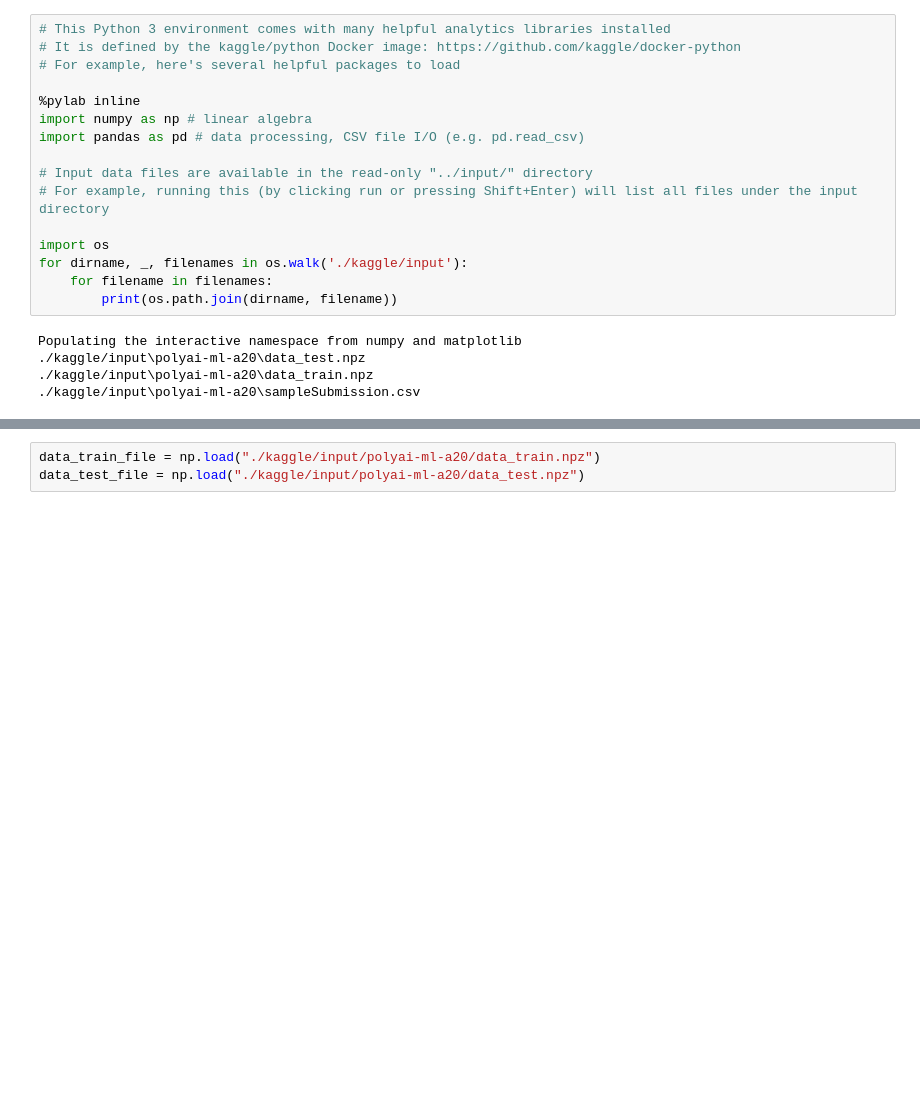
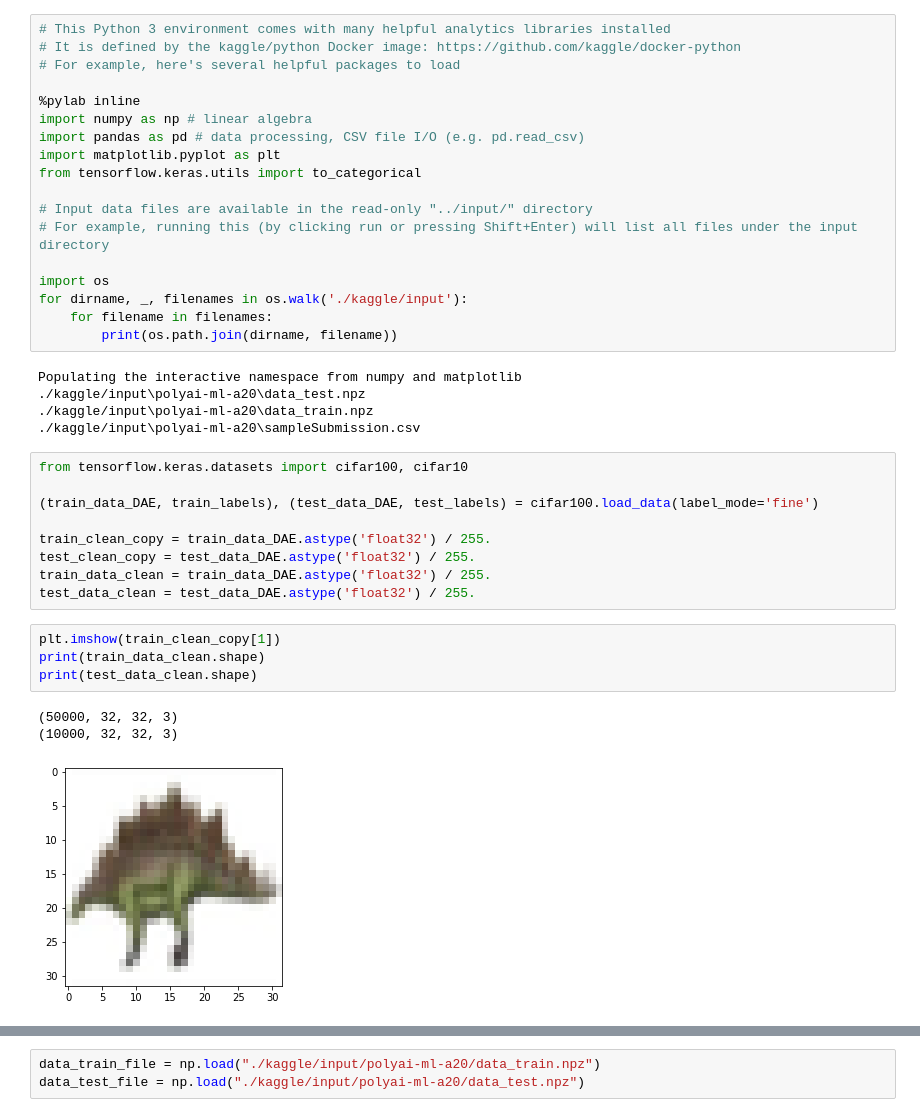
Before and after one commit to SilentPow/ML_temps_libre, a Jupyter notebook: Competition.ipynb, the cells around one changed output, grey strips where cells are left out. Cells and saved outputs as stored; diff of their text form; blank space fills up the shorter version.

```diff
--- a/Competition.ipynb
+++ b/Competition.ipynb
@@ -6,6 +6,8 @@
 %pylab inline
 import numpy as np # linear algebra
 import pandas as pd # data processing, CSV file I/O (e.g. pd.read_csv)
+import matplotlib.pyplot as plt
+from tensorflow.keras.utils import to_categorical
 
 # Input data files are available in the read-only "../input/" directory
 # For example, running this (by clicking run or pressing Shift+Enter) will list all files under the input directory
@@ -19,3 +21,20 @@ Populating the interactive namespace from numpy and matplotlib
 ./kaggle/input\polyai-ml-a20\data_test.npz
 ./kaggle/input\polyai-ml-a20\data_train.npz
 ./kaggle/input\polyai-ml-a20\sampleSubmission.csv
+# %%
+from tensorflow.keras.datasets import cifar100, cifar10
+
+(train_data_DAE, train_labels), (test_data_DAE, test_labels) = cifar100.load_data(label_mode='fine')
+
+train_clean_copy = train_data_DAE.astype('float32') / 255.
+test_clean_copy = test_data_DAE.astype('float32') / 255.
+train_data_clean = train_data_DAE.astype('float32') / 255.
+test_data_clean = test_data_DAE.astype('float32') / 255.
+# %%
+plt.imshow(train_clean_copy[1])
+print(train_data_clean.shape)
+print(test_data_clean.shape)
+# %% [output]
+(50000, 32, 32, 3)
+(10000, 32, 32, 3)
+[figure, added]
```
Also changed, not shown: parts of 19 cells of this notebook, 2 other files.
